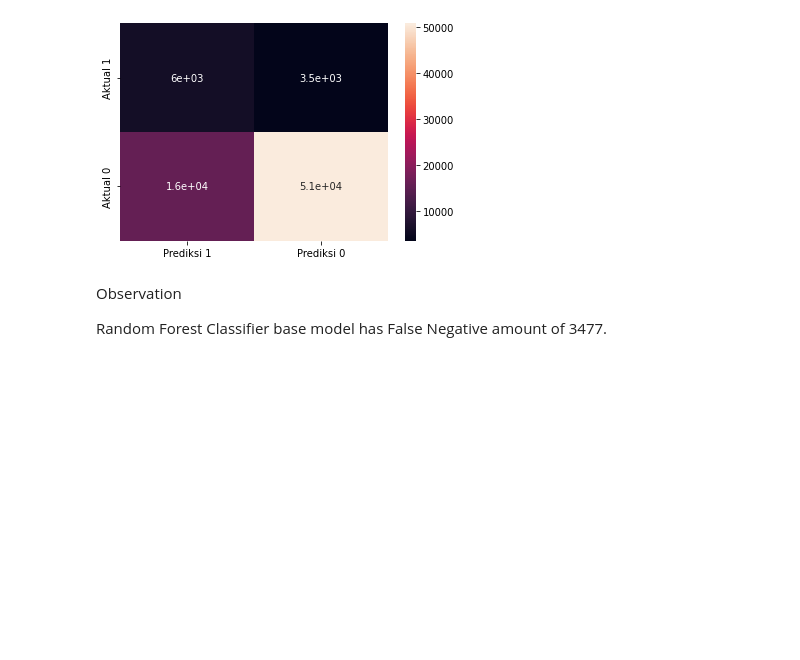
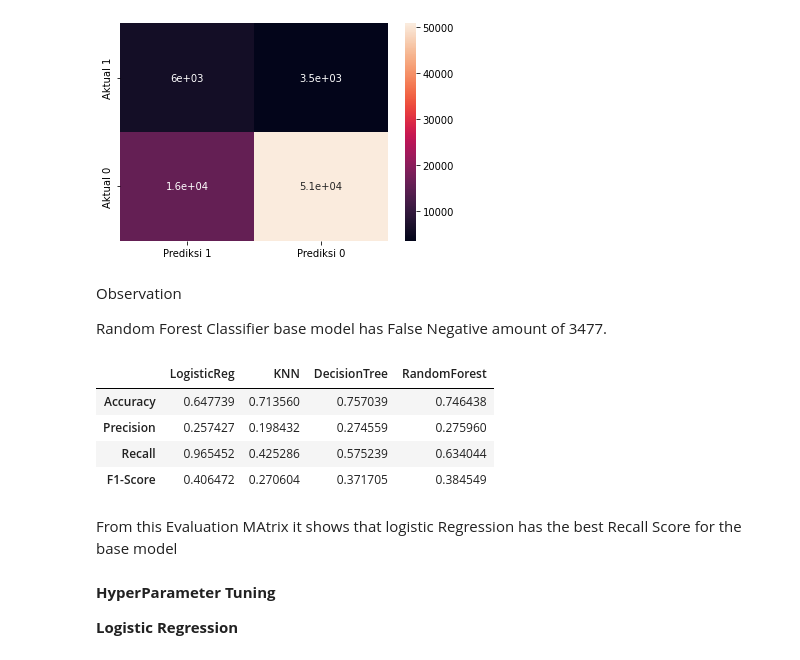
Before and after one commit to tnatani/Health-Insurance-Cross-Sell-Prediction, a Jupyter notebook: Copy_of_HEALTH_INSURANCE_CROSS_SELL_PREDICTION.ipynb, the cells around one changed output. Cells and saved outputs as stored; diff of their text form; code cells hidden in the pictures; blank space fills up the shorter version.

```diff
--- a/Copy_of_HEALTH_INSURANCE_CROSS_SELL_PREDICTION.ipynb
+++ b/Copy_of_HEALTH_INSURANCE_CROSS_SELL_PREDICTION.ipynb
@@ -691,3 +691,26 @@ sns.heatmap(df_RF, annot = True)
  Observation
 
  Random Forest Classifier base model has  False Negative amount of 3477.
+# %%
+eva_met = {
+    "LogisticReg": [acc_logreg,prec_logreg,recall_logreg,f1_logreg],
+    "KNN": [acc_KNN, prec_KNN, recall_KNN, f1_KNN],
+    "DecisionTree": [acc_DT, prec_DT, rec_DT, f1_DT],
+    "RandomForest" : [acc_RF, prec_RF, rec_RF, f1_RF]
+    }
+
+eva = pd.DataFrame(data = eva_met, index = ['Accuracy', 'Precision', 'Recall', 'F1-Score'])
+eva
+# %% [output]
+|  | LogisticReg | KNN | DecisionTree | RandomForest |
+| Accuracy | 0.647739 | 0.713560 | 0.757039 | 0.746438 |
+| Precision | 0.257427 | 0.198432 | 0.274559 | 0.275960 |
+| Recall | 0.965452 | 0.425286 | 0.575239 | 0.634044 |
+| F1-Score | 0.406472 | 0.270604 | 0.371705 | 0.384549 |
+# %% [markdown]
+From this Evaluation MAtrix it shows that logistic Regression has the best Recall Score for the base model
+# %% [markdown]
+**HyperParameter Tuning**
+
+
+**Logistic Regression**
```
Also changed, not shown: parts of 14 cells of this notebook.
